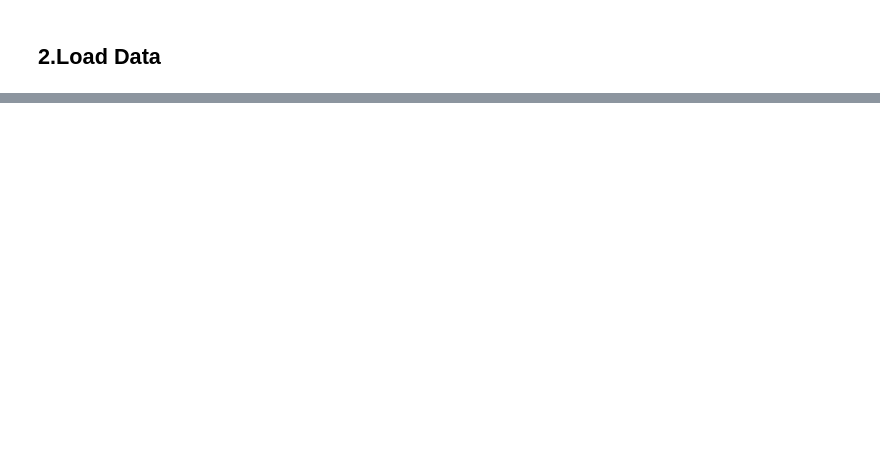
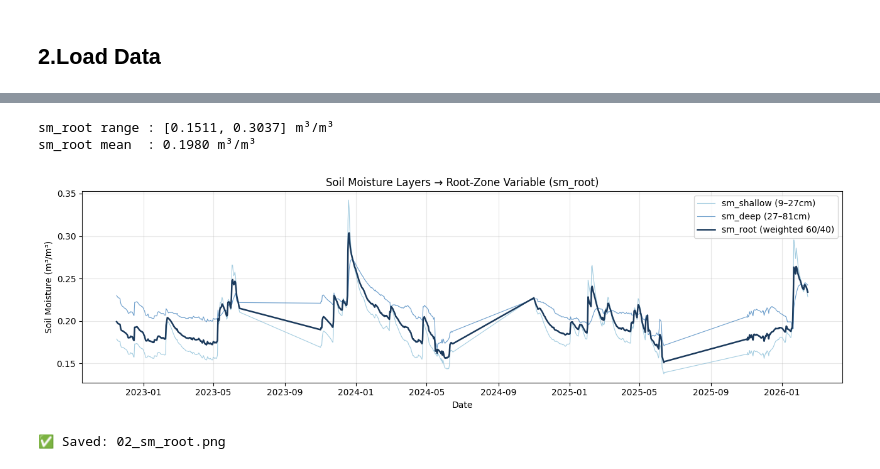
Before and after one commit to Hajer5503/AgriSmart, a Jupyter notebook: modules/irrigation_rl/notebooks/02_data_preparation.ipynb, the cells around one changed output, grey strips where cells are left out. Saved outputs shown, nothing was run; the diff lists cells and outputs as text; code cells hidden in the pictures; blank space fills up the shorter version.

```diff
--- a/modules/irrigation_rl/notebooks/02_data_preparation.ipynb
+++ b/modules/irrigation_rl/notebooks/02_data_preparation.ipynb
@@ -374,0 +319,22 @@ files.download("prepared_rl_dataset_extended.csv")
+# %%
+# ── Build rename map dynamically (handles encoding variants) ─────────────
+rename_map = {}
+
+for col in df.columns:
+    cl = col.lower()
+    if 'precipitation' in cl:            rename_map[col] = 'precip_mm'
+    elif 'et0' in cl or 'evapotrans' in cl: rename_map[col] = 'et0_mm'
+    elif 'temperature_2m' in cl and 'max' not in cl and 'min' not in cl:
+                                          rename_map[col] = 'temp_c'
+    elif 'humidity' in cl:               rename_map[col] = 'rh_pct'
+    elif 'wind_speed_10m' in cl:         rename_map[col] = 'wind_kmh'
+    elif '9_to_27' in col or '9_27' in col:  rename_map[col] = 'sm_shallow'
+    elif '27_to_81' in col or '27_81' in col: rename_map[col] = 'sm_deep'
+
+df = df.rename(columns=rename_map)
+
+print("Renamed columns:")
+for old, new in rename_map.items():
+    print(f"  '{old}'  →  '{new}'")
+
+print(f"\nAll columns now: {df.columns.tolist()}")
@@ -374,0 +365,26 @@ files.download("prepared_rl_dataset_extended.csv")
+# %%
+W_SHALLOW = 0.6
+W_DEEP    = 0.4
+
+df['sm_root'] = (W_SHALLOW * df['sm_shallow'] + W_DEEP * df['sm_deep']).round(4)
+
+print(f"sm_root range : [{df['sm_root'].min():.4f}, {df['sm_root'].max():.4f}] m³/m³")
+print(f"sm_root mean  : {df['sm_root'].mean():.4f} m³/m³")
+
+# Visualise
+fig, ax = plt.subplots(figsize=(13, 4))
+ax.plot(df['date'], df['sm_shallow'], color='#7EB8D4', linewidth=0.8, alpha=0.7, label='sm_shallow (9–27cm)')
+ax.plot(df['date'], df['sm_deep'],   color='#2E75B6', linewidth=0.8, alpha=0.7, label='sm_deep (27–81cm)')
+ax.plot(df['date'], df['sm_root'],   color='#1B3A5C', linewidth=1.8, label='sm_root (weighted 60/40)')
+ax.set_xlabel('Date'); ax.set_ylabel('Soil Moisture (m³/m³)')
+ax.set_title('Soil Moisture Layers → Root-Zone Variable (sm_root)')
+ax.legend(); ax.grid(True, alpha=0.3)
+plt.tight_layout()
+plt.savefig('02_sm_root.png', dpi=120, bbox_inches='tight')
+plt.show()
+print("✅ Saved: 02_sm_root.png")
+# %% [output]
+sm_root range : [0.1511, 0.3037] m³/m³
+sm_root mean  : 0.1980 m³/m³
+[figure, added]
+✅ Saved: 02_sm_root.png
```
Also changed, not shown: parts of 57 cells of this notebook.
